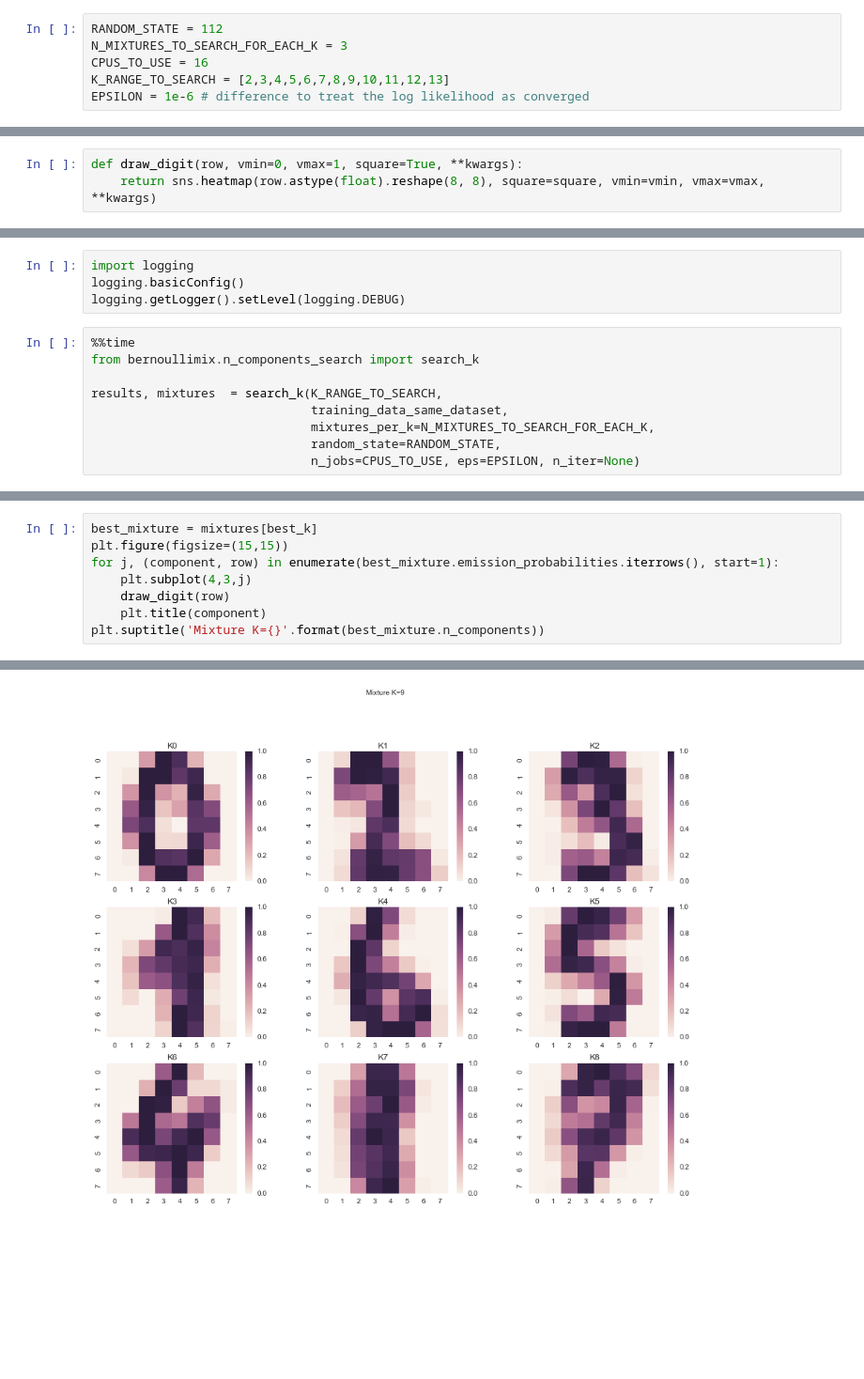
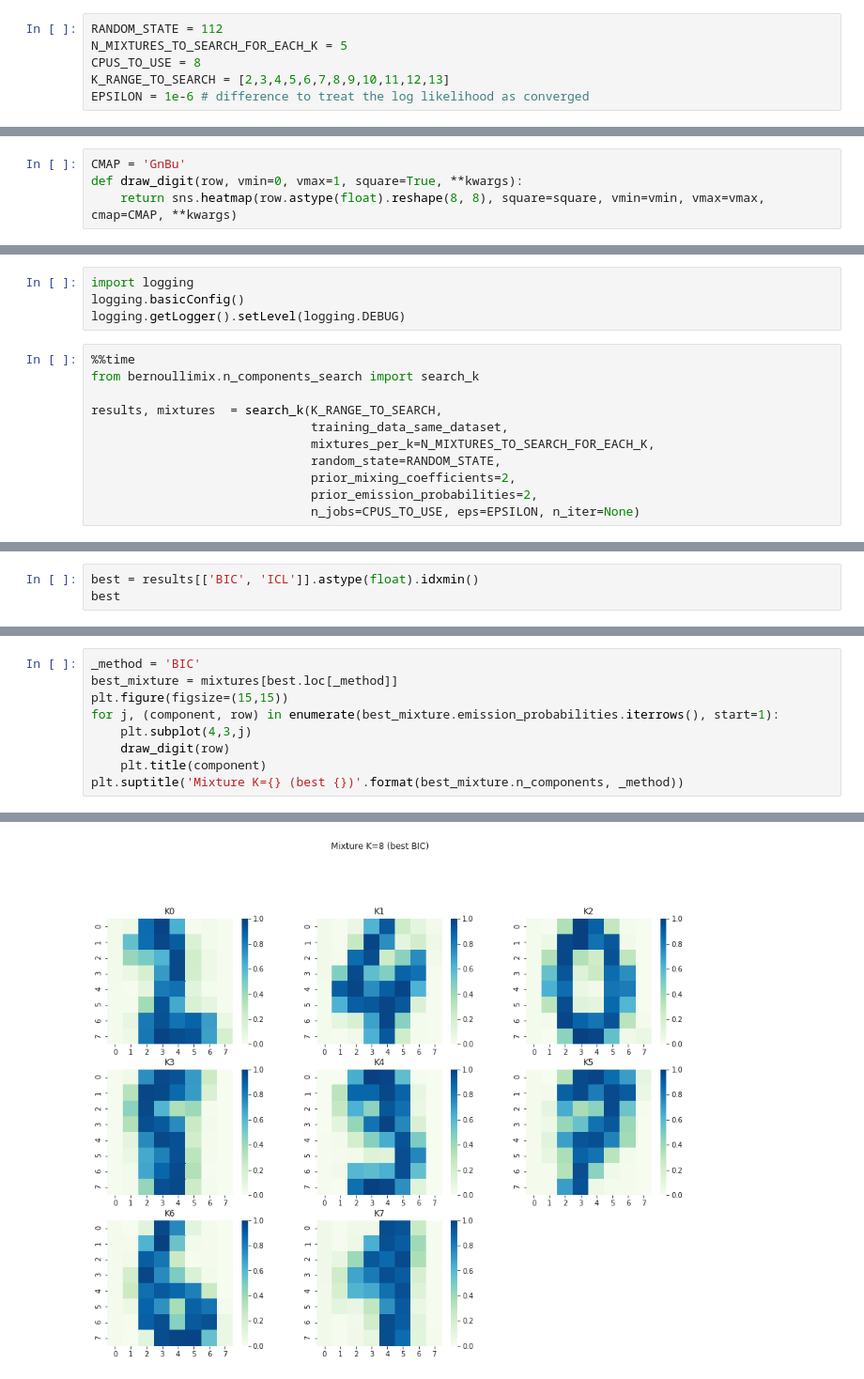
Before and after one commit to lukauskas/bernoulli-mixture-model, a Jupyter notebook: notebooks/Proof of Concept (digits dataset).ipynb, the cells around one changed output, grey strips where cells are left out. Shown at 94% size. Drawn from its saved outputs; the diff is of its cells as text; blank space fills up the shorter version.

```diff
--- a/notebooks/Proof of Concept (digits dataset).ipynb
+++ b/notebooks/Proof of Concept (digits dataset).ipynb
@@ -8,8 +8,8 @@ import seaborn as sns
 sns.set_color_codes('deep')
 # %%
 RANDOM_STATE = 112
-N_MIXTURES_TO_SEARCH_FOR_EACH_K = 3
-CPUS_TO_USE = 16
+N_MIXTURES_TO_SEARCH_FOR_EACH_K = 5
+CPUS_TO_USE = 8
 K_RANGE_TO_SEARCH = [2,3,4,5,6,7,8,9,10,11,12,13]
 EPSILON = 1e-6 # difference to treat the log likelihood as converged
 # %% [markdown]
@@ -30,8 +30,9 @@ labels = labels.loc[binary_digits.index]
 K=len(labels.unique())
 D=len(binary_digits.columns)
 # %%
+CMAP = 'GnBu'
 def draw_digit(row, vmin=0, vmax=1, square=True, **kwargs):
-    return sns.heatmap(row.astype(float).reshape(8, 8), square=square, vmin=vmin, vmax=vmax, **kwargs)
+    return sns.heatmap(row.astype(float).reshape(8, 8), square=square, vmin=vmin, vmax=vmax, cmap=CMAP, **kwargs)
 # %%
 draw_digit(binary_digits.iloc[0])
 plt.title(labels.iloc[0])
@@ -86,5 +87,7 @@ results, mixtures  = search_k(K_RANGE_TO_SEARCH,
                               training_data_same_dataset,
                               mixtures_per_k=N_MIXTURES_TO_SEARCH_FOR_EACH_K,
                               random_state=RANDOM_STATE,
+                              prior_mixing_coefficients=2,
+                              prior_emission_probabilities=2,
                               n_jobs=CPUS_TO_USE, eps=EPSILON, n_iter=None)
 # %% [output]
@@ -150,0 +118,3 @@ DEBUG:bernoullimix.mixture.MultiDatasetMixtureModel:Converged at iteration 1398
+# %%
+best = results[['BIC', 'ICL']].astype(float).idxmin()
+best
@@ -151,9 +126,10 @@ DEBUG:bernoullimix.mixture.MultiDatasetMixtureModel:Converged at iteration 1398
 # %%
-best_mixture = mixtures[best_k]
+_method = 'BIC'
+best_mixture = mixtures[best.loc[_method]]
 plt.figure(figsize=(15,15))
 for j, (component, row) in enumerate(best_mixture.emission_probabilities.iterrows(), start=1):
     plt.subplot(4,3,j)
     draw_digit(row)
     plt.title(component)
-plt.suptitle('Mixture K={}'.format(best_mixture.n_components))
+plt.suptitle('Mixture K={} (best {})'.format(best_mixture.n_components, _method))
 # %% [output]
@@ -161,4 +137,4 @@ plt.suptitle('Mixture K={}'.format(best_mixture.n_components))
-[figure, old version]
+[figure, new version]
 # %%
 best_mixture.mixing_coefficients.T.plot(kind='bar')
 # %% [output]
```
Also changed, not shown: parts of 21 cells of this notebook, 2 other files.
